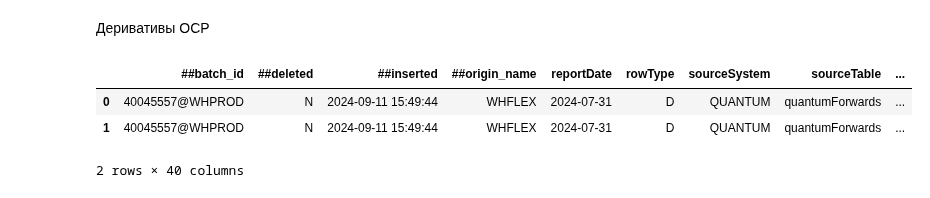
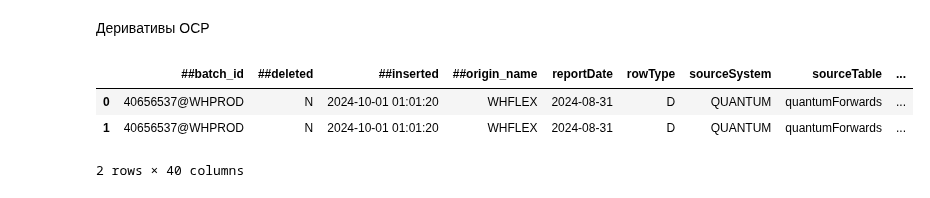
Before and after one commit to Lirollel/Work_AIM_Jupyter-Python-Pandas, a Jupyter notebook: OCP/Testing_bd/Quantum/Quantum_vs_OCP.ipynb, the cells around one changed output. Saved outputs shown, nothing was run; the diff lists cells and outputs as text; code cells hidden in the pictures.

```diff
--- a/OCP/Testing_bd/Quantum/Quantum_vs_OCP.ipynb
+++ b/OCP/Testing_bd/Quantum/Quantum_vs_OCP.ipynb
@@ -6,7 +6,7 @@ from Imports import *
 print_Debt = True
 # %%
 quantum_columns = str(export_from_RISKCUSTOM("""select *from "RISKACCESS"."quantumDebt" fetch first 1 rows only""").columns.tolist()).replace('\'','\"')[1:-1]
-dates = ['31/07/24', '31/08/24']
+dates = ['31/08/24', '30/09/24']
 dates_SQL = str([f'TO_DATE(\'{item}\', \'DD/MM/YY\')' for item in dates])[1:-1].replace('\"','')
 dates_SQL
 # %% [output]
@@ -203,18 +258,18 @@ See the caveats in the documentation: https://pandas.pydata.org/pandas-docs/stab
 # %%
 query = f"""
 select *
-from RISKACCESS."unifiedOcp"
+from xxwh."unifiedOcp"
 where "sourceTable" in ('quantumForwards', 'quantumSwaps')
 and "reportDate" in ({dates_SQL})
 --fetch first 10 rows only
 """
 # quantumSwaps
-data_Deriv_OCP = export_from_RISKCUSTOM(query)
+data_Deriv_OCP = export_from_WHWEEK(query)
 data_Deriv_OCP.head(2)
 # %% [output]
 |  | ##batch_id | ##deleted | ##inserted | ##origin_name | reportDate | rowType | sourceSystem | sourceTable | ... |
-| 0 | 40045557@WHPROD | N | 2024-09-11 15:49:44 | WHFLEX | 2024-07-31 | D | QUANTUM | quantumForwards | ... |
-| 1 | 40045557@WHPROD | N | 2024-09-11 15:49:44 | WHFLEX | 2024-07-31 | D | QUANTUM | quantumForwards | ... |
+| 0 | 40656537@WHPROD | N | 2024-10-01 01:01:20 | WHFLEX | 2024-08-31 | D | QUANTUM | quantumForwards | ... |
+| 1 | 40656537@WHPROD | N | 2024-10-01 01:01:20 | WHFLEX | 2024-08-31 | D | QUANTUM | quantumForwards | ... |
 2 rows × 40 columns
 # %%
 # проверка вхождения в debt
```
Also changed, not shown: parts of 12 cells of this notebook, 4 other files.
